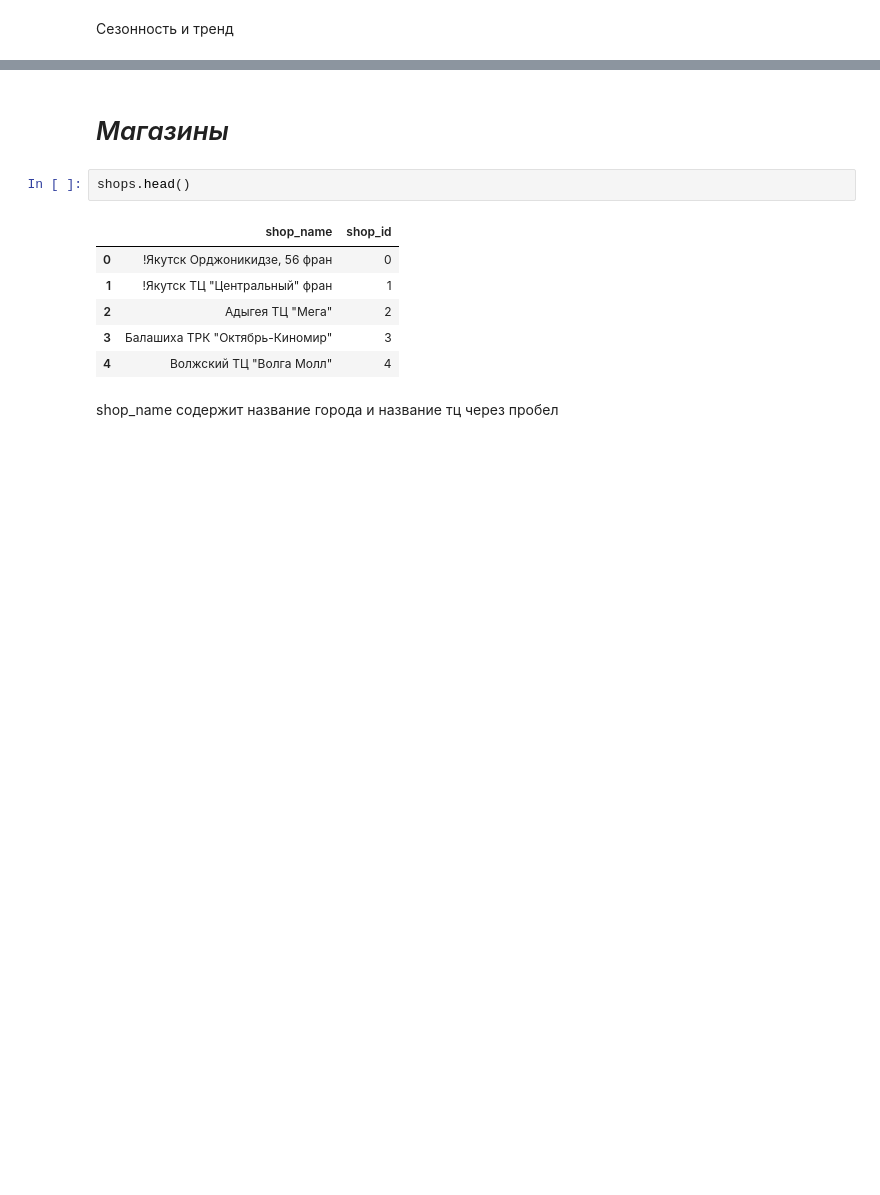
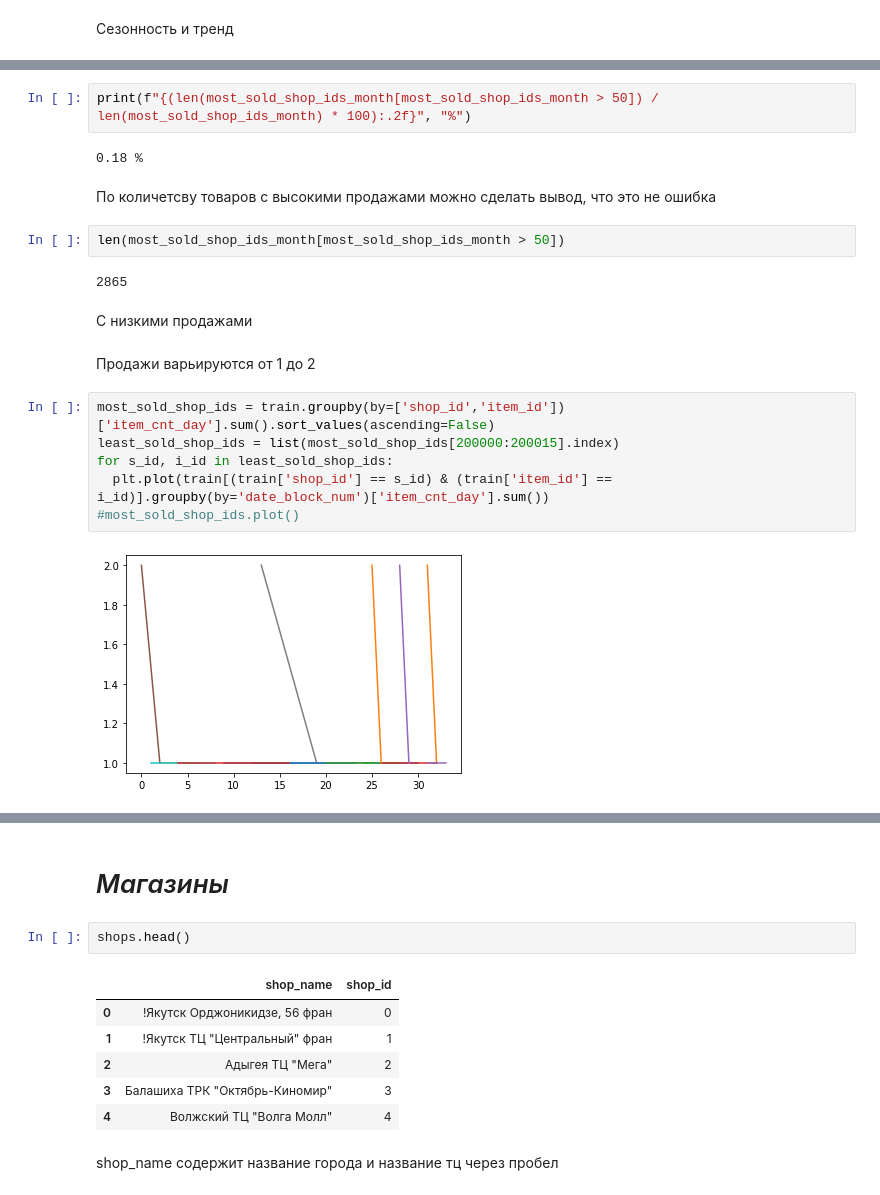
Before and after one commit to juliazakharik/ML_algorithms, a Jupyter notebook: Predict_Future_Sales.ipynb, the cells around one changed output, grey strips where cells are left out. Saved outputs shown, nothing was run; the diff lists cells and outputs as text; blank space fills up the shorter version.

```diff
--- a/Predict_Future_Sales.ipynb
+++ b/Predict_Future_Sales.ipynb
@@ -341,0 +386,22 @@ plt.plot(train[train['shop_id'] == most_sold_shop_id].groupby(by='date_block_num
+# %%
+print(f"{(len(most_sold_shop_ids_month[most_sold_shop_ids_month > 50]) / len(most_sold_shop_ids_month) * 100):.2f}", "%")
+# %% [output]
+0.18 %
+# %% [markdown]
+По количетсву товаров с высокими продажами можно сделать вывод, что это не ошибка
+# %%
+len(most_sold_shop_ids_month[most_sold_shop_ids_month > 50])
+# %% [output]
+2865
+# %% [markdown]
+С низкими продажами
+# %% [markdown]
+Продажи варьируются от 1 до 2
+# %%
+most_sold_shop_ids = train.groupby(by=['shop_id','item_id'])['item_cnt_day'].sum().sort_values(ascending=False)
+least_sold_shop_ids = list(most_sold_shop_ids[200000:200015].index)
+for s_id, i_id in least_sold_shop_ids:
+  plt.plot(train[(train['shop_id'] == s_id) & (train['item_id'] == i_id)].groupby(by='date_block_num')['item_cnt_day'].sum())
+#most_sold_shop_ids.plot()
+# %% [output]
+[figure, added]
```
Also changed, not shown: parts of 25 cells of this notebook.
